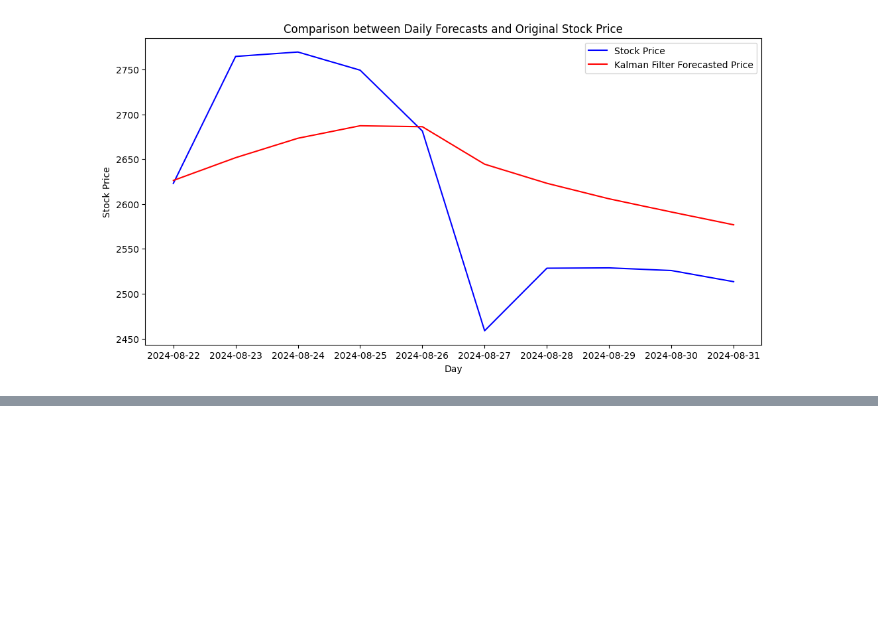
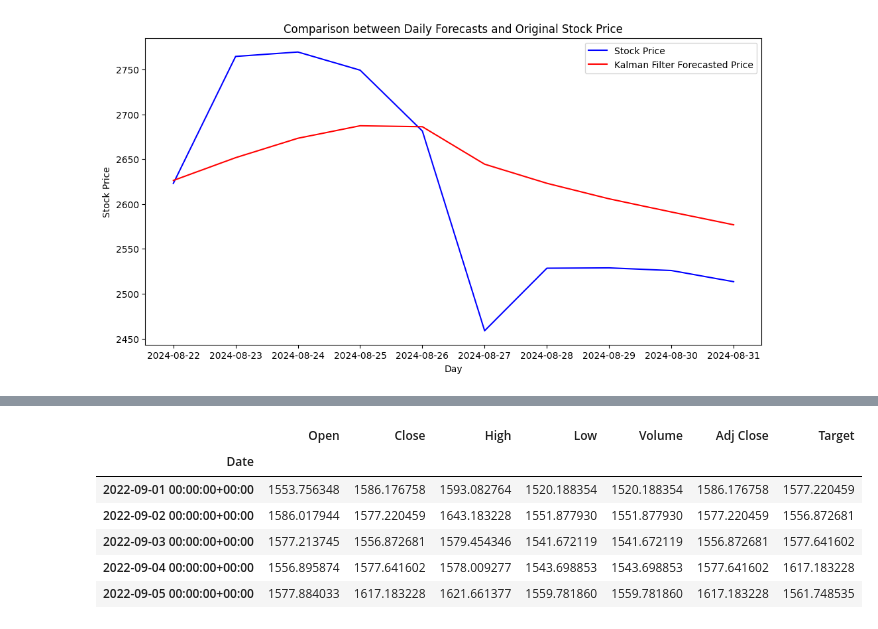
Before and after one commit to rakeshsharma14/WorldQuant-Capstone, a Jupyter notebook: MScFE_Capstone_Workbook_M4.ipynb, the cells around one changed output, grey strips where cells are left out. Cells and saved outputs as stored; diff of their text form; code cells hidden in the pictures; blank space fills up the shorter version.

```diff
--- a/MScFE_Capstone_Workbook_M4.ipynb
+++ b/MScFE_Capstone_Workbook_M4.ipynb
@@ -456,0 +516,12 @@ plt.title('Comparison between Daily Forecasts and Original Stock Price');
+# %%
+eth_df['Target'] = eth_df['Adj Close'].shift(-1)
+eth_df.dropna(inplace=True)
+eth_df.head()
+# %% [output]
+|  | Open | Close | High | Low | Volume | Adj Close | Target |
+| Date |  |  |  |  |  |  |  |
+| 2022-09-01 00:00:00+00:00 | 1553.756348 | 1586.176758 | 1593.082764 | 1520.188354 | 1520.188354 | 1586.176758 | 1577.220459 |
+| 2022-09-02 00:00:00+00:00 | 1586.017944 | 1577.220459 | 1643.183228 | 1551.877930 | 1551.877930 | 1577.220459 | 1556.872681 |
+| 2022-09-03 00:00:00+00:00 | 1577.213745 | 1556.872681 | 1579.454346 | 1541.672119 | 1541.672119 | 1556.872681 | 1577.641602 |
+| 2022-09-04 00:00:00+00:00 | 1556.895874 | 1577.641602 | 1578.009277 | 1543.698853 | 1543.698853 | 1577.641602 | 1617.183228 |
+| 2022-09-05 00:00:00+00:00 | 1577.884033 | 1617.183228 | 1621.661377 | 1559.781860 | 1559.781860 | 1617.183228 | 1561.748535 |
```
Also changed, not shown: parts of 21 cells of this notebook.
